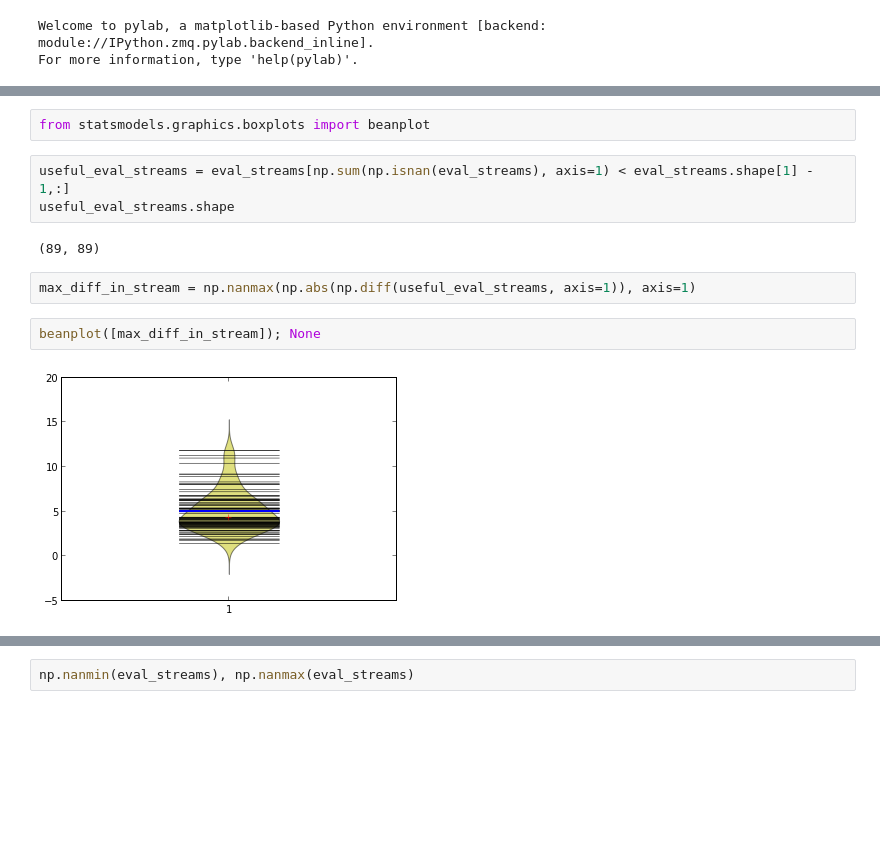
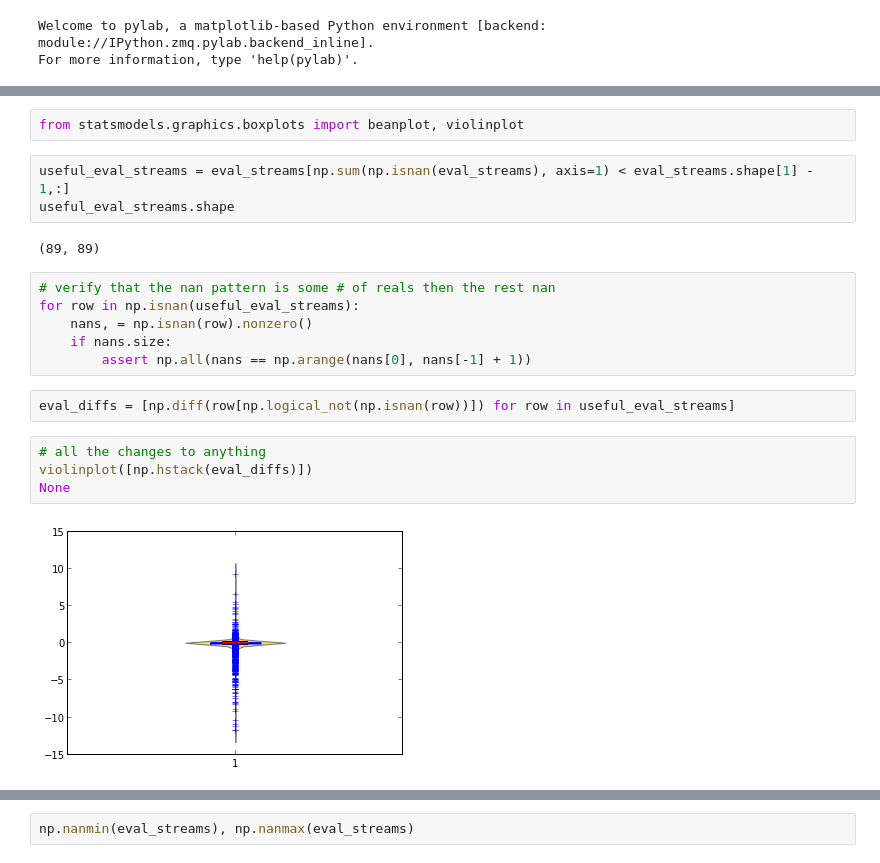
Before and after one commit to autonlab/active-matrix-factorization, a Jupyter notebook: evaluations over time.ipynb, the cells around one changed output, grey strips where cells are left out. Drawn from its saved outputs; the diff is of its cells as text; blank space fills up the shorter version.

```diff
--- a/evaluations over time.ipynb
+++ b/evaluations over time.ipynb
@@ -26,13 +22,21 @@ plot(np.log(eval_streams.T)); None
 # %%
-from statsmodels.graphics.boxplots import beanplot
+from statsmodels.graphics.boxplots import beanplot, violinplot
 # %%
 useful_eval_streams = eval_streams[np.sum(np.isnan(eval_streams), axis=1) < eval_streams.shape[1] - 1,:]
 useful_eval_streams.shape
 # %% [output]
 (89, 89)
-# %%
-max_diff_in_stream = np.nanmax(np.abs(np.diff(useful_eval_streams, axis=1)), axis=1)
-# %%
-beanplot([max_diff_in_stream]); None
-# %% [output]
-[figure, removed]
+# %%
+# verify that the nan pattern is some # of reals then the rest nan
+for row in np.isnan(useful_eval_streams):
+    nans, = np.isnan(row).nonzero()
+    if nans.size:
+        assert np.all(nans == np.arange(nans[0], nans[-1] + 1))
+# %%
+eval_diffs = [np.diff(row[np.logical_not(np.isnan(row))]) for row in useful_eval_streams]
+# %%
+# all the changes to anything
+violinplot([np.hstack(eval_diffs)])
+None
+# %% [output]
+[figure, added]
```
Also changed, not shown: parts of 8 cells of this notebook.
